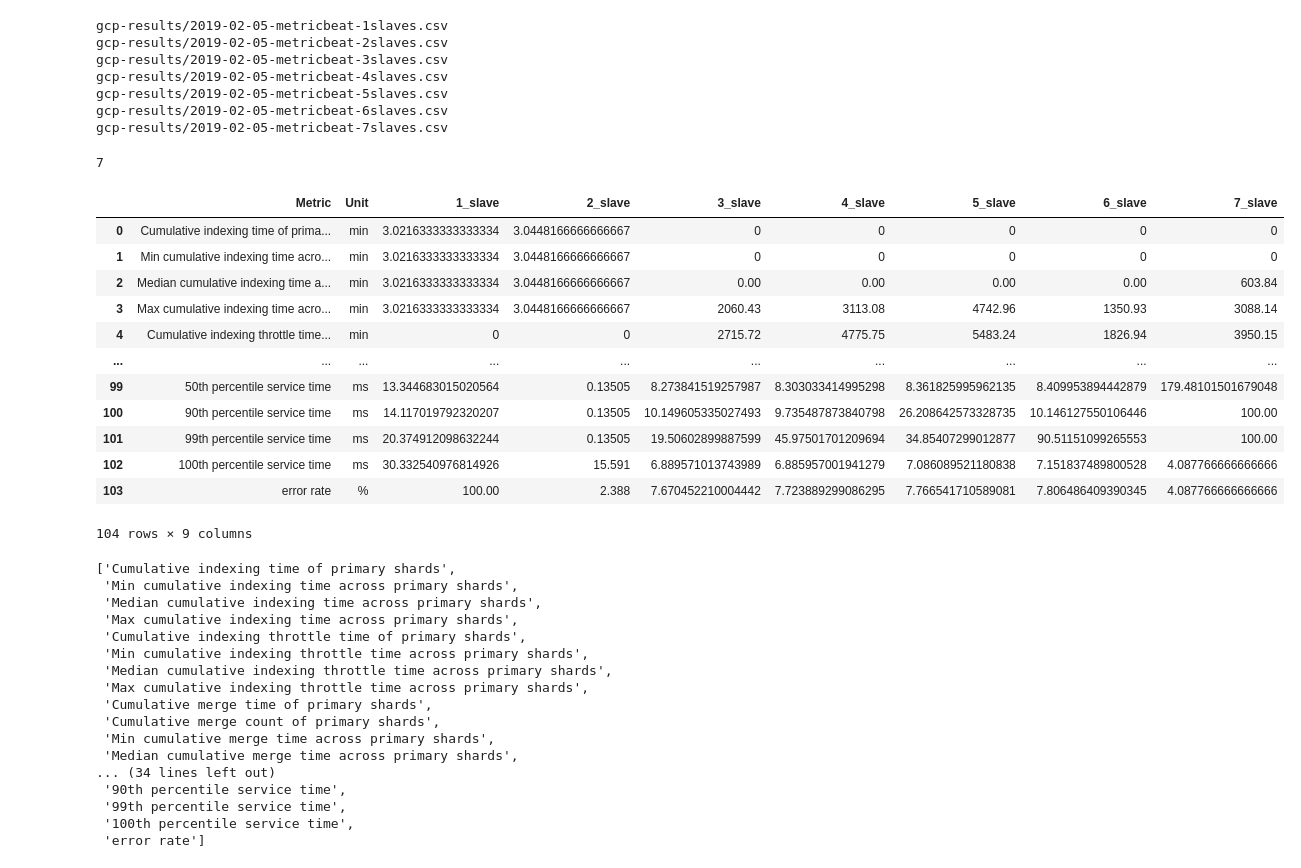
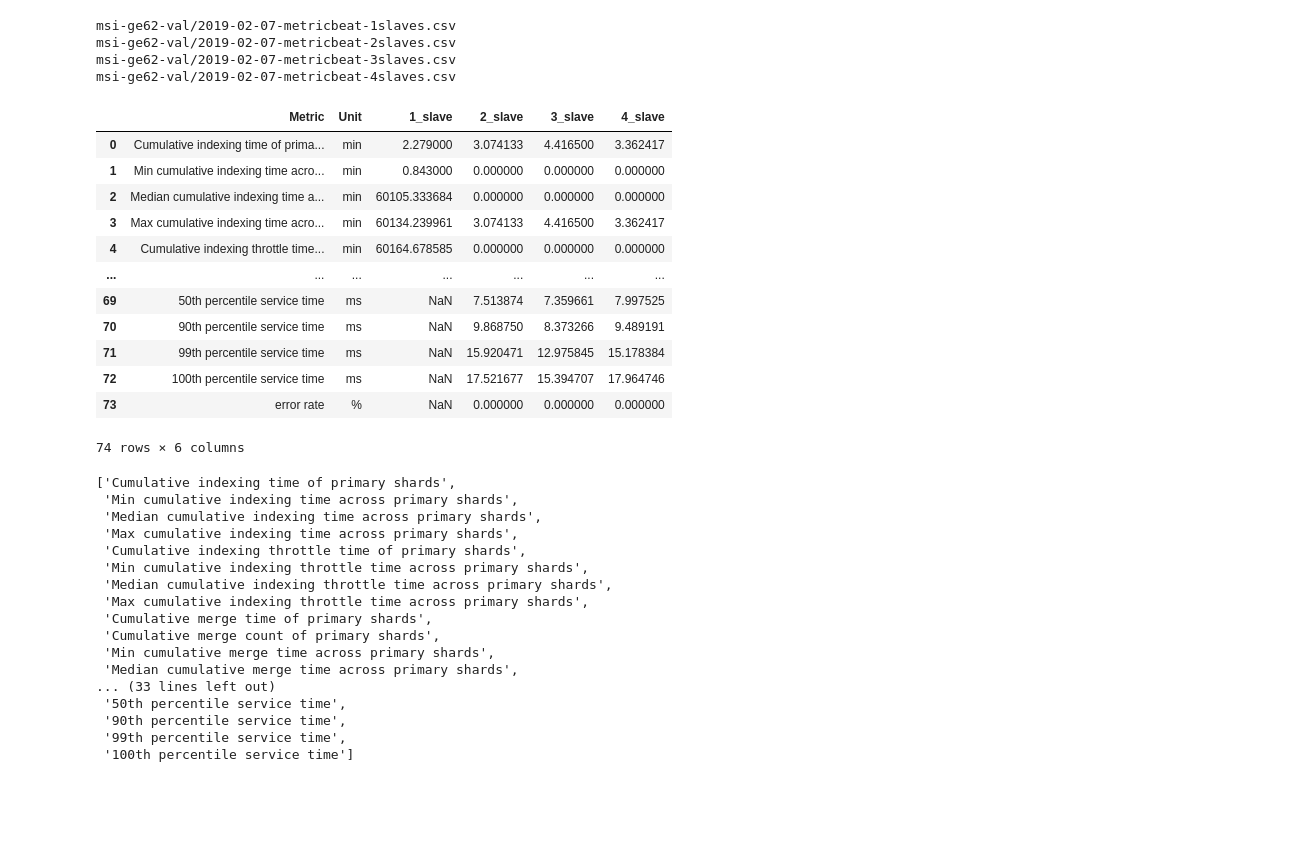
Before and after one commit to vavalm/elasticsearch-docker-cluster, a Jupyter notebook: rally/benchmarks/results/display_result.ipynb, the cells around one changed output. Saved outputs shown, nothing was run; the diff lists cells and outputs as text; code cells hidden in the pictures; blank space fills up the shorter version.

```diff
--- a/rally/benchmarks/results/display_result.ipynb
+++ b/rally/benchmarks/results/display_result.ipynb
@@ -6,50 +6,45 @@ import os
 # %%
 slaves_df = []
 
-dir_path = r'gcp-results/'
+dir_path = r'msi-ge62-val/'
 for filename in np.sort(os.listdir(dir_path)):
     if filename.endswith(".csv"):
         print(dir_path + filename)
         df = pd.read_csv(dir_path + filename)
         slaves_df.append(df)
 # %% [output]
-gcp-results/2019-02-05-metricbeat-1slaves.csv
-gcp-results/2019-02-05-metricbeat-2slaves.csv
-gcp-results/2019-02-05-metricbeat-3slaves.csv
-gcp-results/2019-02-05-metricbeat-4slaves.csv
-gcp-results/2019-02-05-metricbeat-5slaves.csv
-gcp-results/2019-02-05-metricbeat-6slaves.csv
-gcp-results/2019-02-05-metricbeat-7slaves.csv
+msi-ge62-val/2019-02-07-metricbeat-1slaves.csv
+msi-ge62-val/2019-02-07-metricbeat-2slaves.csv
+msi-ge62-val/2019-02-07-metricbeat-3slaves.csv
+msi-ge62-val/2019-02-07-metricbeat-4slaves.csv
 # %%
-slaves_df[0]['Metric'].unique()
-len(slaves_df)
+slaves_df[1]['Metric'].unique()
+SLAVES_NB = len(slaves_df)
-# %% [output]
-7
 # %%
-total_data = pd.DataFrame(slaves_df[0]['Metric'])
-total_data['Unit'] = slaves_df[0]['Unit']
+total_data = pd.DataFrame(slaves_df[1]['Metric'])
+total_data['Unit'] = slaves_df[1]['Unit']
 cell_names = []
 
 for i, slave in enumerate(slaves_df):
     cell_name = str(i+1) + "_slave"
     cell_names.append(cell_name)
     total_data[cell_name] = slaves_df[i]['Value'].replace('Value', None)
 
 total_data
 # %% [output]
-|  | Metric | Unit | 1_slave | 2_slave | 3_slave | 4_slave | 5_slave | 6_slave | 7_slave |
-| 0 | Cumulative indexing time of prima... | min | 3.0216333333333334 | 3.0448166666666667 | 0 | 0 | 0 | 0 | 0 |
-| 1 | Min cumulative indexing time acro... | min | 3.0216333333333334 | 3.0448166666666667 | 0 | 0 | 0 | 0 | 0 |
-| 2 | Median cumulative indexing time a... | min | 3.0216333333333334 | 3.0448166666666667 | 0.00 | 0.00 | 0.00 | 0.00 | 603.84 |
-| 3 | Max cumulative indexing time acro... | min | 3.0216333333333334 | 3.0448166666666667 | 2060.43 | 3113.08 | 4742.96 | 1350.93 | 3088.14 |
-| 4 | Cumulative indexing throttle time... | min | 0 | 0 | 2715.72 | 4775.75 | 5483.24 | 1826.94 | 3950.15 |
-| ... | ... | ... | ... | ... | ... | ... | ... | ... | ... |
-| 99 | 50th percentile service time | ms | 13.344683015020564 | 0.13505 | 8.273841519257987 | 8.303033414995298 | 8.361825995962135 | 8.409953894442879 | 179.48101501679048 |
-| 100 | 90th percentile service time | ms | 14.117019792320207 | 0.13505 | 10.149605335027493 | 9.735487873840798 | 26.208642573328735 | 10.146127550106446 | 100.00 |
-| 101 | 99th percentile service time | ms | 20.374912098632244 | 0.13505 | 19.50602899887599 | 45.97501701209694 | 34.85407299012877 | 90.51151099265553 | 100.00 |
-| 102 | 100th percentile service time | ms | 30.332540976814926 | 15.591 | 6.889571013743989 | 6.885957001941279 | 7.086089521180838 | 7.151837489800528 | 4.087766666666666 |
-| 103 | error rate | % | 100.00 | 2.388 | 7.670452210004442 | 7.723889299086295 | 7.766541710589081 | 7.806486409390345 | 4.087766666666666 |
+|  | Metric | Unit | 1_slave | 2_slave | 3_slave | 4_slave |
+| 0 | Cumulative indexing time of prima... | min | 2.279000 | 3.074133 | 4.416500 | 3.362417 |
+| 1 | Min cumulative indexing time acro... | min | 0.843000 | 0.000000 | 0.000000 | 0.000000 |
+| 2 | Median cumulative indexing time a... | min | 60105.333684 | 0.000000 | 0.000000 | 0.000000 |
+| 3 | Max cumulative indexing time acro... | min | 60134.239961 | 3.074133 | 4.416500 | 3.362417 |
+| 4 | Cumulative indexing throttle time... | min | 60164.678585 | 0.000000 | 0.000000 | 0.000000 |
+| ... | ... | ... | ... | ... | ... | ... |
+| 69 | 50th percentile service time | ms | NaN | 7.513874 | 7.359661 | 7.997525 |
+| 70 | 90th percentile service time | ms | NaN | 9.868750 | 8.373266 | 9.489191 |
+| 71 | 99th percentile service time | ms | NaN | 15.920471 | 12.975845 | 15.178384 |
+| 72 | 100th percentile service time | ms | NaN | 17.521677 | 15.394707 | 17.964746 |
+| 73 | error rate | % | NaN | 0.000000 | 0.000000 | 0.000000 |
-104 rows × 9 columns
+74 rows × 6 columns
 # %%
 list_unit = total_data['Unit']
 list_row = list(total_data['Metric'].unique())
@@ -68,11 +63,11 @@ list_row
  'Cumulative merge count of primary shards',
  'Min cumulative merge time across primary shards',
  'Median cumulative merge time across primary shards',
-... (34 lines left out)
+... (33 lines left out)
+ '50th percentile service time',
  '90th percentile service time',
  '99th percentile service time',
- '100th percentile service time',
- 'error rate']
+ '100th percentile service time']
 # %%
 name_to_index = {}
 for i in range(len(list_row)):
```
Also changed, not shown: parts of 2 cells of this notebook, 20 other files.
